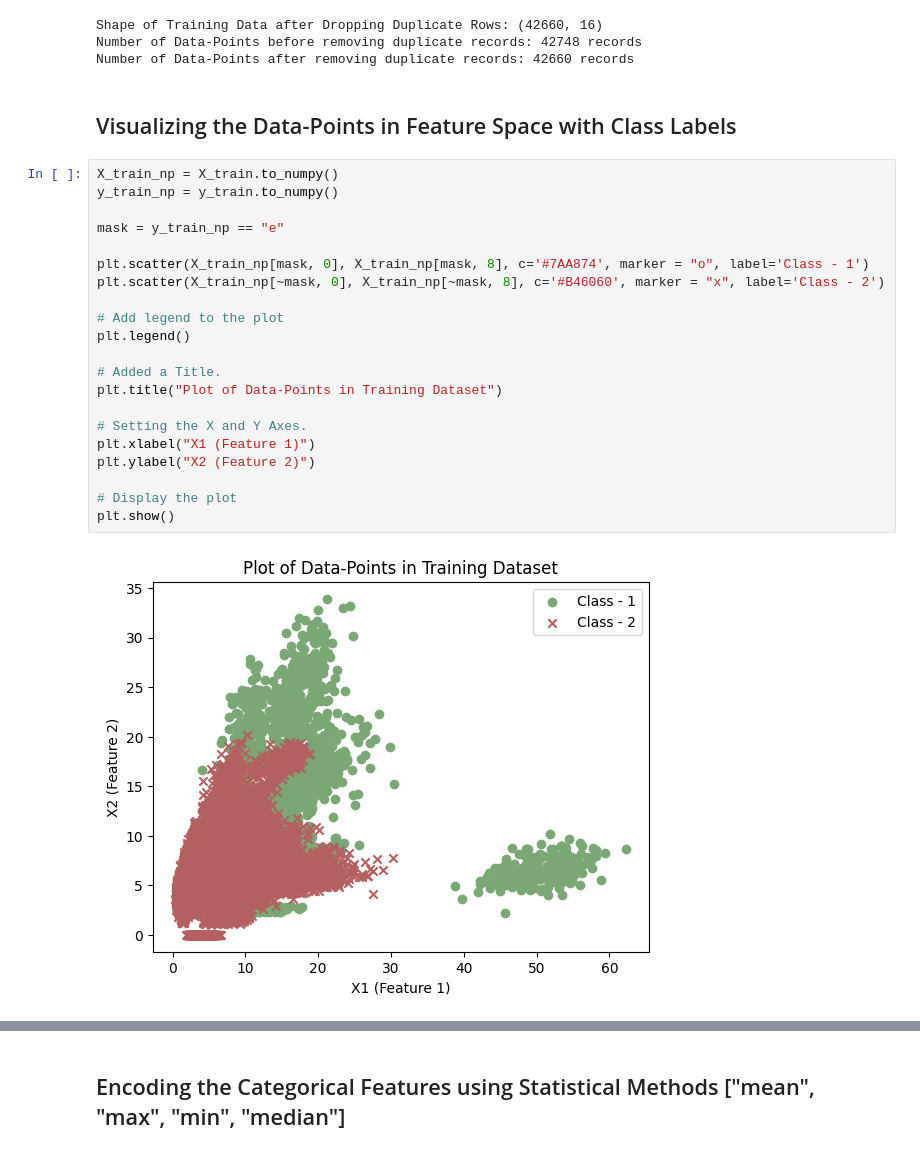
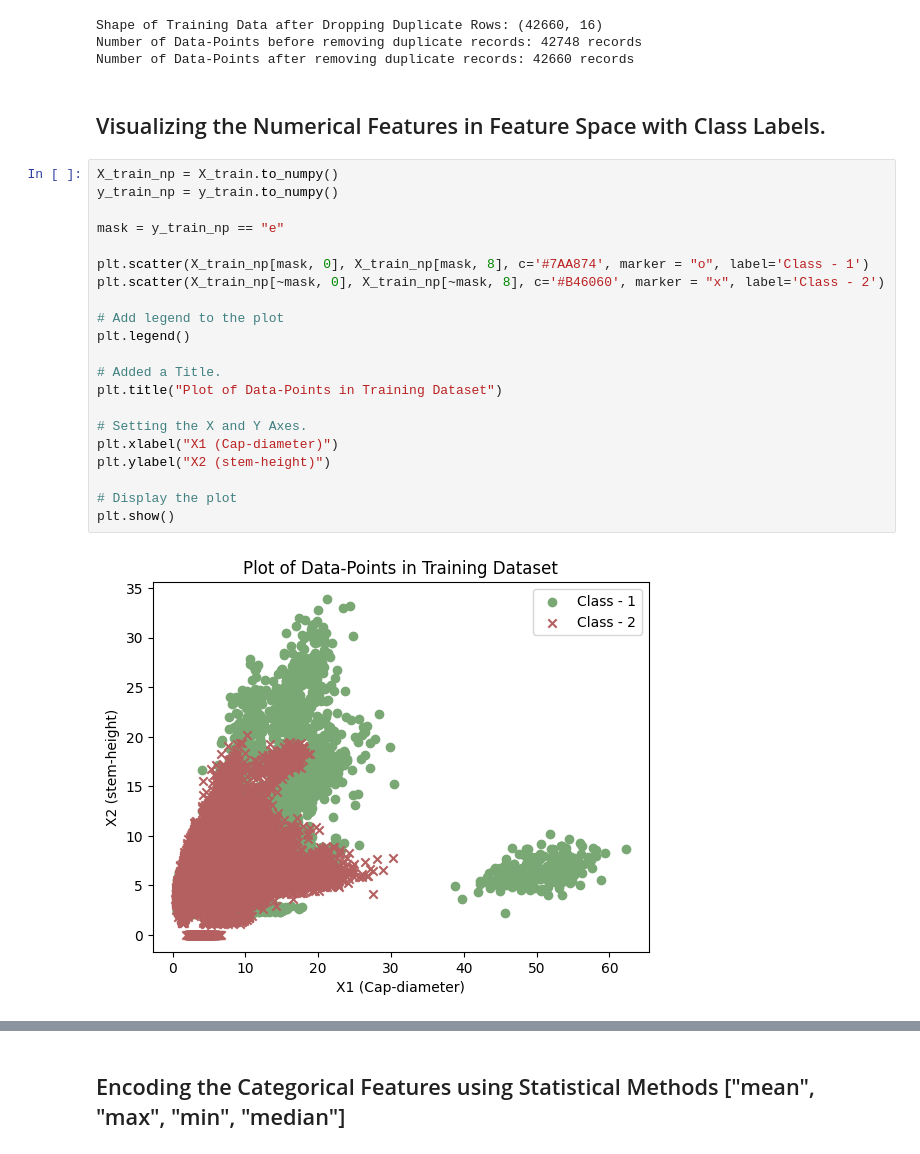
Before and after one commit to SudeshKumarSK/MushroomClassification, a Jupyter notebook: FeatureEngineering.ipynb, the cells around one changed output, grey strips where cells are left out. Saved outputs shown, nothing was run; the diff lists cells and outputs as text.

```diff
--- a/FeatureEngineering.ipynb
+++ b/FeatureEngineering.ipynb
@@ -241,30 +241,30 @@ Shape of Training Data after Dropping Duplicate Rows: (42660, 16)
 Number of Data-Points before removing duplicate records: 42748 records
 Number of Data-Points after removing duplicate records: 42660 records
 # %% [markdown]
-## Visualizing the Data-Points in Feature Space with Class Labels
+## Visualizing the Numerical Features in Feature Space with Class Labels.
 # %%
 X_train_np = X_train.to_numpy()
 y_train_np = y_train.to_numpy()
 
 mask = y_train_np == "e"
 
 plt.scatter(X_train_np[mask, 0], X_train_np[mask, 8], c='#7AA874', marker = "o", label='Class - 1')
 plt.scatter(X_train_np[~mask, 0], X_train_np[~mask, 8], c='#B46060', marker = "x", label='Class - 2')
 
 # Add legend to the plot
 plt.legend()
 
 # Added a Title.
 plt.title("Plot of Data-Points in Training Dataset")
 
 # Setting the X and Y Axes.
-plt.xlabel("X1 (Feature 1)")
-plt.ylabel("X2 (Feature 2)")
+plt.xlabel("X1 (Cap-diameter)")
+plt.ylabel("X2 (stem-height)")
 
 # Display the plot
 plt.show()
 # %% [output]
-[figure, old version]
+[figure, new version]
 # %%
 X_train_np = X_train.to_numpy()
 y_train_np = y_train.to_numpy()
```
Also changed, not shown: parts of 4 cells of this notebook.
